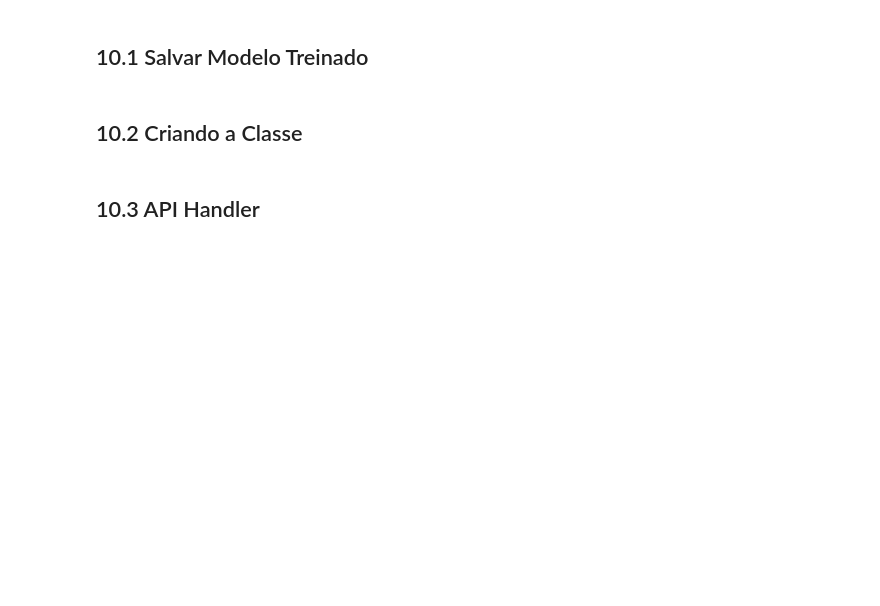
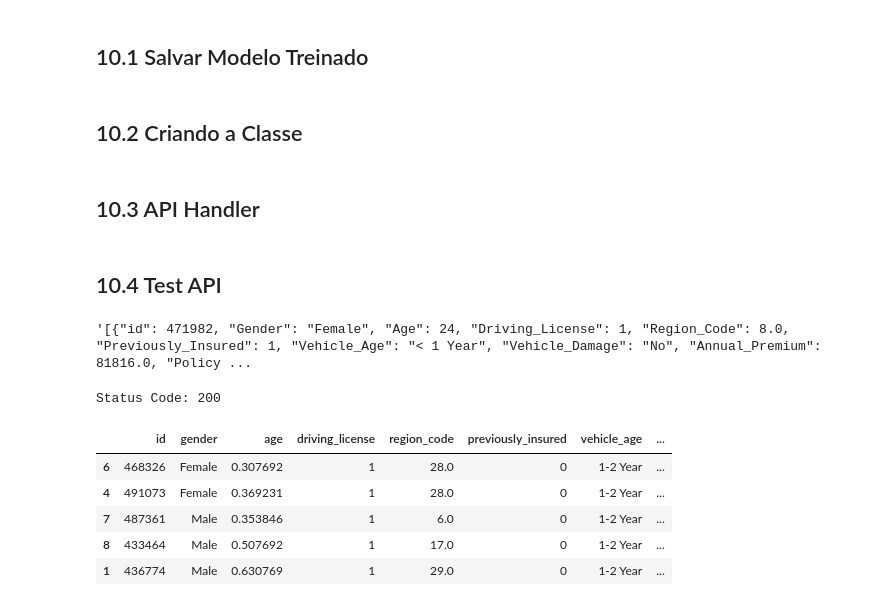
Before and after one commit to Jhonatanslopes/Health-Insurance-Cross-sell, a Jupyter notebook: notebook/notebook.ipynb, the cells around one changed output. Saved outputs shown, nothing was run; the diff lists cells and outputs as text; code cells hidden in the pictures; blank space fills up the shorter version.

Commit message:
add test api call

```diff
--- a/notebook/notebook.ipynb
+++ b/notebook/notebook.ipynb
@@ -1374,3 +1383,5 @@ def carInsurance_predict():
 
 if __name__ =='__main__':
     app.run('0.0.0.0', debug=True)
+# %% [markdown]
+## 10.4 Test API
@@ -1376,0 +1392,33 @@ if __name__ =='__main__':
+# %%
+import requests
+import json
+
+test = pd.read_csv('../data/test.csv')
+
+# Sample data
+df_test = test.sample(10)
+
+# convert dataframe to json
+data = json.dumps(df_test.to_dict(orient='records'))
+data
+# %% [output]
+'[{"id": 471982, "Gender": "Female", "Age": 24, "Driving_License": 1, "Region_Code": 8.0, "Previously_Insured": 1, "Vehicle_Age": "< 1 Year", "Vehicle_Damage": "No", "Annual_Premium": 81816.0, "Policy ...
+# %%
+# API Call
+url = 'https://deploy-car-insurance.herokuapp.com/carInsurance/predict'
+header = {'Content-type': 'application/json'}
+
+r = requests.post(url, data=data, headers=header)
+print('Status Code: {}'.format(r.status_code))
+# %% [output]
+Status Code: 200
+# %%
+d1 = pd.DataFrame(r.json(), columns=r.json()[0].keys())
+d1.sort_values('score', ascending=False).head()
+# %% [output]
+|  | id | gender | age | driving_license | region_code | previously_insured | vehicle_age | ... |
+| 6 | 468326 | Female | 0.307692 | 1 | 28.0 | 0 | 1-2 Year | ... |
+| 4 | 491073 | Female | 0.369231 | 1 | 28.0 | 0 | 1-2 Year | ... |
+| 7 | 487361 | Male | 0.353846 | 1 | 6.0 | 0 | 1-2 Year | ... |
+| 8 | 433464 | Male | 0.507692 | 1 | 17.0 | 0 | 1-2 Year | ... |
+| 1 | 436774 | Male | 0.630769 | 1 | 29.0 | 0 | 1-2 Year | ... |
```
Also changed, not shown: parts of 17 cells of this notebook, 1 other file.
